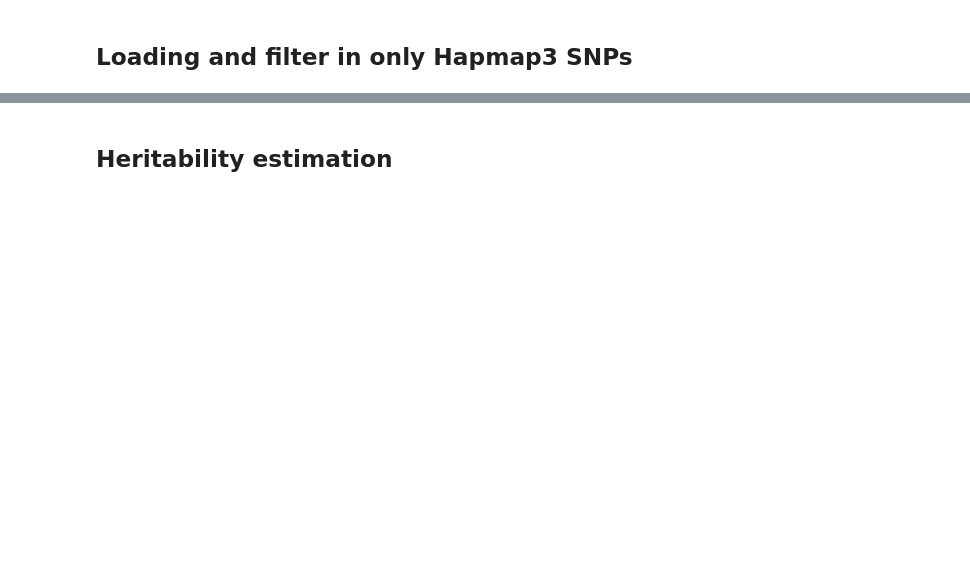
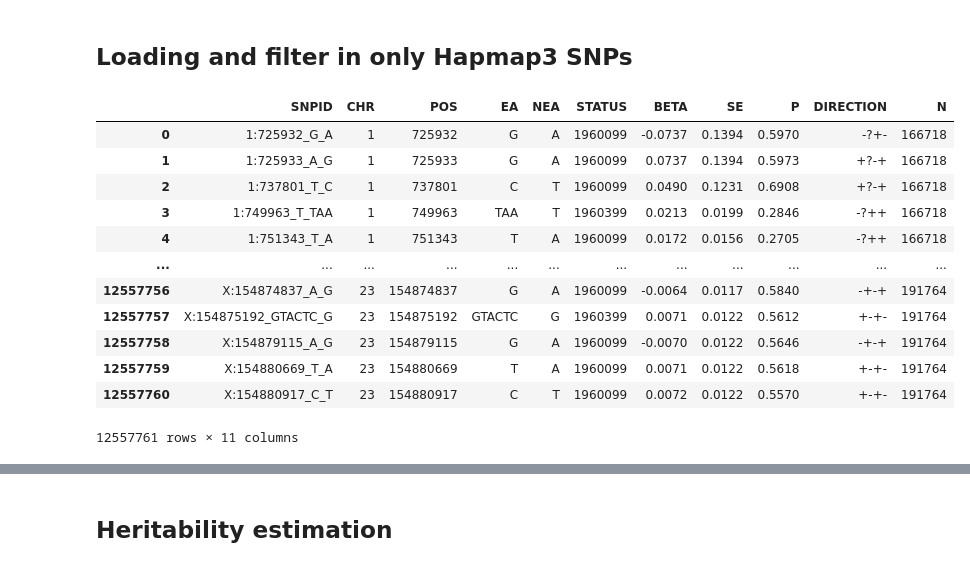
Before and after one commit to Cloufield/gwaslab, a Jupyter notebook: examples/6_external_utility/ldsc_in_gwaslab.ipynb, the cells around one changed output, grey strips where cells are left out. Saved outputs shown, nothing was run; the diff lists cells and outputs as text; code cells hidden in the pictures; blank space fills up the shorter version.

```diff
--- a/examples/6_external_utility/ldsc_in_gwaslab.ipynb
+++ b/examples/6_external_utility/ldsc_in_gwaslab.ipynb
@@ -12,16 +13,31 @@ gl.show_version()
 # %%
 t2d = gl.Sumstats("../0_sample_data/t2d_bbj.txt.gz",
              snpid="SNP",
              chrom="CHR",
              pos="POS",
              ea="ALT",
              nea="REF",
              beta="BETA",
              se="SE",
              p="P",
              direction="Dir",
              build="19",
              n="N", verbose=False)
+t2d.basic_check(verbose=False)
+# %% [output]
+|  | SNPID | CHR | POS | EA | NEA | STATUS | BETA | SE | P | DIRECTION | N |
+| 0 | 1:725932_G_A | 1 | 725932 | G | A | 1960099 | -0.0737 | 0.1394 | 0.5970 | -?+- | 166718 |
+| 1 | 1:725933_A_G | 1 | 725933 | G | A | 1960099 | 0.0737 | 0.1394 | 0.5973 | +?-+ | 166718 |
+| 2 | 1:737801_T_C | 1 | 737801 | C | T | 1960099 | 0.0490 | 0.1231 | 0.6908 | +?-+ | 166718 |
+| 3 | 1:749963_T_TAA | 1 | 749963 | TAA | T | 1960399 | 0.0213 | 0.0199 | 0.2846 | -?++ | 166718 |
+| 4 | 1:751343_T_A | 1 | 751343 | T | A | 1960099 | 0.0172 | 0.0156 | 0.2705 | -?++ | 166718 |
+| ... | ... | ... | ... | ... | ... | ... | ... | ... | ... | ... | ... |
+| 12557756 | X:154874837_A_G | 23 | 154874837 | G | A | 1960099 | -0.0064 | 0.0117 | 0.5840 | -+-+ | 191764 |
+| 12557757 | X:154875192_GTACTC_G | 23 | 154875192 | GTACTC | G | 1960399 | 0.0071 | 0.0122 | 0.5612 | +-+- | 191764 |
+| 12557758 | X:154879115_A_G | 23 | 154879115 | G | A | 1960099 | -0.0070 | 0.0122 | 0.5646 | -+-+ | 191764 |
+| 12557759 | X:154880669_T_A | 23 | 154880669 | T | A | 1960099 | 0.0071 | 0.0122 | 0.5618 | +-+- | 191764 |
+| 12557760 | X:154880917_C_T | 23 | 154880917 | C | T | 1960099 | 0.0072 | 0.0122 | 0.5570 | +-+- | 191764 |
+12557761 rows × 11 columns
 # %%
 t2d.filter_hapmap3(inplace=True)
 # %% [output]
```
Also changed, not shown: parts of 7 cells of this notebook, 10 other files.
